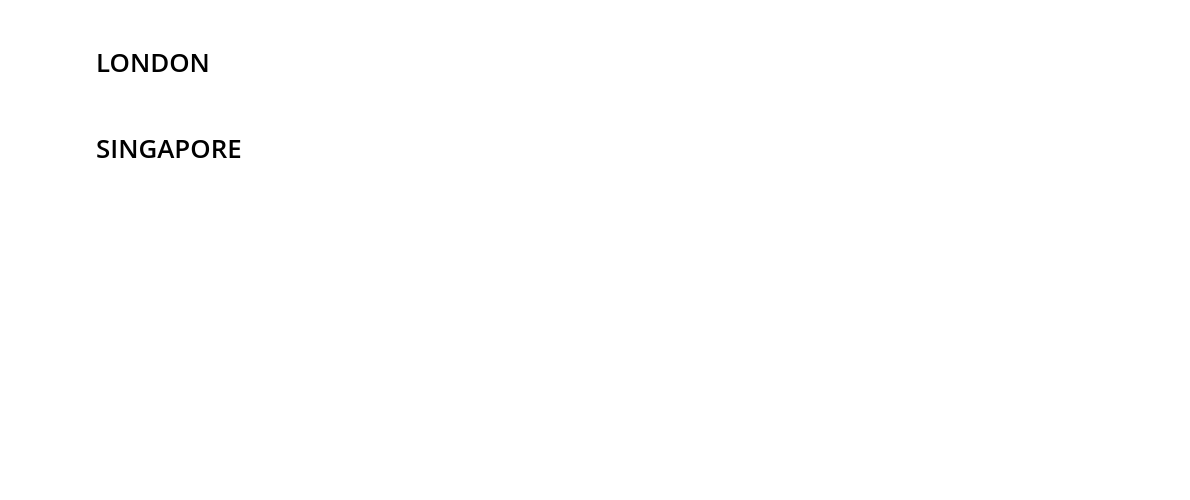
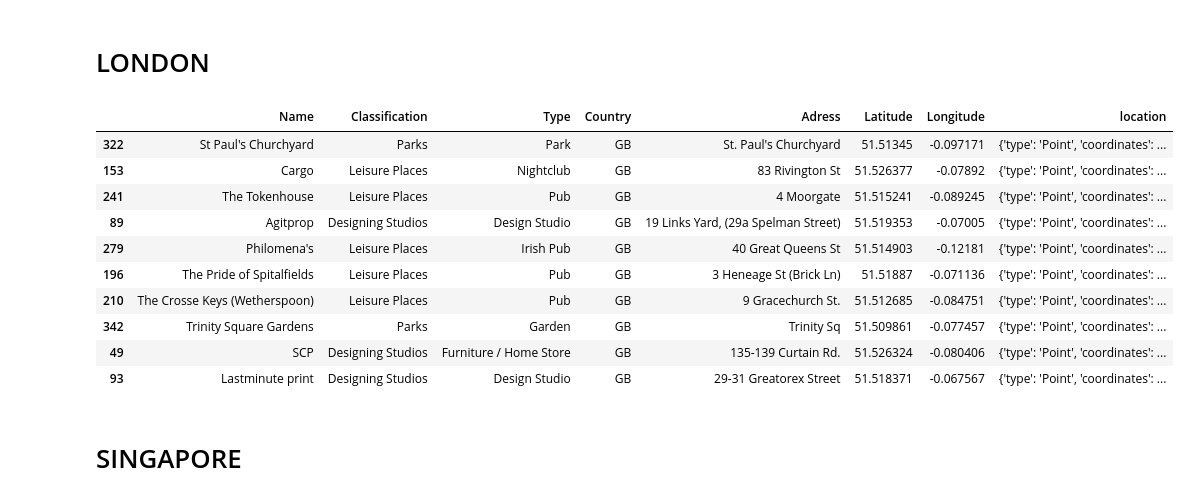
Before and after one commit to jaimecabanyes/Mi_trabajo_4, a Jupyter notebook: Llamada API.ipynb, the cells around one changed output. Saved outputs shown, nothing was run; the diff lists cells and outputs as text; code cells hidden in the pictures; blank space fills up the shorter version.

```diff
--- a/Llamada API.ipynb
+++ b/Llamada API.ipynb
@@ -121,6 +123,7 @@ def get_design_studio(location):
 # %%
 def get_tech_startups(location):
     TechStaUp = df_final1(url, location, "Tech Startup")
+    TechStaUp.insert(1, "Classification", "Technological Startups")
     return TechStaUp
 # %% [markdown]
 # LEISURE
@@ -133,6 +136,7 @@ def get_leisure(location, leisure):
     irish_pub = df_final1(url, location, leisure[3])
     all_leisure_bad_index = pd.concat([Disco, Piano_bar, Pub, irish_pub])
     leisure = all_leisure_bad_index.reset_index(drop=True)
+    leisure.insert(1, "Classification", "Leisure Places")
     return leisure
 # %% [markdown]
 # TRAVELLING STATIONS
@@ -144,12 +148,14 @@ def get_closeby_stations(location, stations):
     Bus_Station = df_final1(url, location, stations[1])
     all_stations_bad_index = pd.concat([Metro, Rail_Station, Bus_Station])
     stations = all_stations_bad_index.reset_index(drop=True)
+    stations.insert(1, "Classification", "Travelling Stations")
     return stations
 # %% [markdown]
 # PARKS
 # %%
 def get_parks(location):
     Parks = df_final1(url, london_loc, "Park")
+    Parks.insert(1, "Classification", "Parks")
     return Parks
 # %% [markdown]
 # DATAFRAME GLOBAL Y LIMPIO
@@ -190,6 +196,20 @@ london_leisure = get_leisure(london_loc, leisure)
 london_travelling_stations = get_closeby_stations(london_loc, stations)
 london_parks = get_parks(london_loc)
 london_df_entero = df_FINAL(london_loc)
+# %%
+london_df_entero.sample(10)
+# %% [output]
+|  | Name | Classification | Type | Country | Adress | Latitude | Longitude | location |
+| 322 | St Paul's Churchyard | Parks | Park | GB | St. Paul's Churchyard | 51.51345 | -0.097171 | {'type': 'Point', 'coordinates': ... |
+| 153 | Cargo | Leisure Places | Nightclub | GB | 83 Rivington St | 51.526377 | -0.07892 | {'type': 'Point', 'coordinates': ... |
+| 241 | The Tokenhouse | Leisure Places | Pub | GB | 4 Moorgate | 51.515241 | -0.089245 | {'type': 'Point', 'coordinates': ... |
+| 89 | Agitprop | Designing Studios | Design Studio | GB | 19 Links Yard, (29a Spelman Street) | 51.519353 | -0.07005 | {'type': 'Point', 'coordinates': ... |
+| 279 | Philomena's | Leisure Places | Irish Pub | GB | 40 Great Queens St | 51.514903 | -0.12181 | {'type': 'Point', 'coordinates': ... |
+| 196 | The Pride of Spitalfields | Leisure Places | Pub | GB | 3 Heneage St (Brick Ln) | 51.51887 | -0.071136 | {'type': 'Point', 'coordinates': ... |
+| 210 | The Crosse Keys (Wetherspoon) | Leisure Places | Pub | GB | 9 Gracechurch St. | 51.512685 | -0.084751 | {'type': 'Point', 'coordinates': ... |
+| 342 | Trinity Square Gardens | Parks | Garden | GB | Trinity Sq | 51.509861 | -0.077457 | {'type': 'Point', 'coordinates': ... |
+| 49 | SCP | Designing Studios | Furniture / Home Store | GB | 135-139 Curtain Rd. | 51.526324 | -0.080406 | {'type': 'Point', 'coordinates': ... |
+| 93 | Lastminute print | Designing Studios | Design Studio | GB | 29-31 Greatorex Street | 51.518371 | -0.067567 | {'type': 'Point', 'coordinates': ... |
 # %% [markdown]
 # SINGAPORE
 # %%
```
Also changed, not shown: parts of 14 cells of this notebook.
